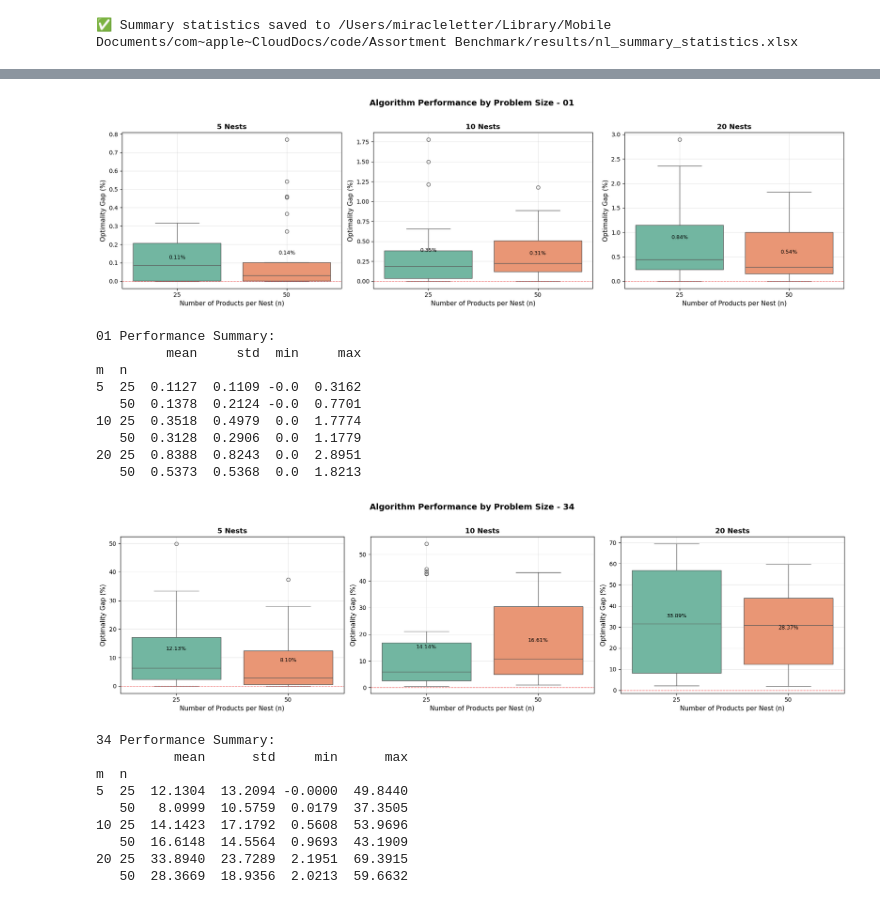
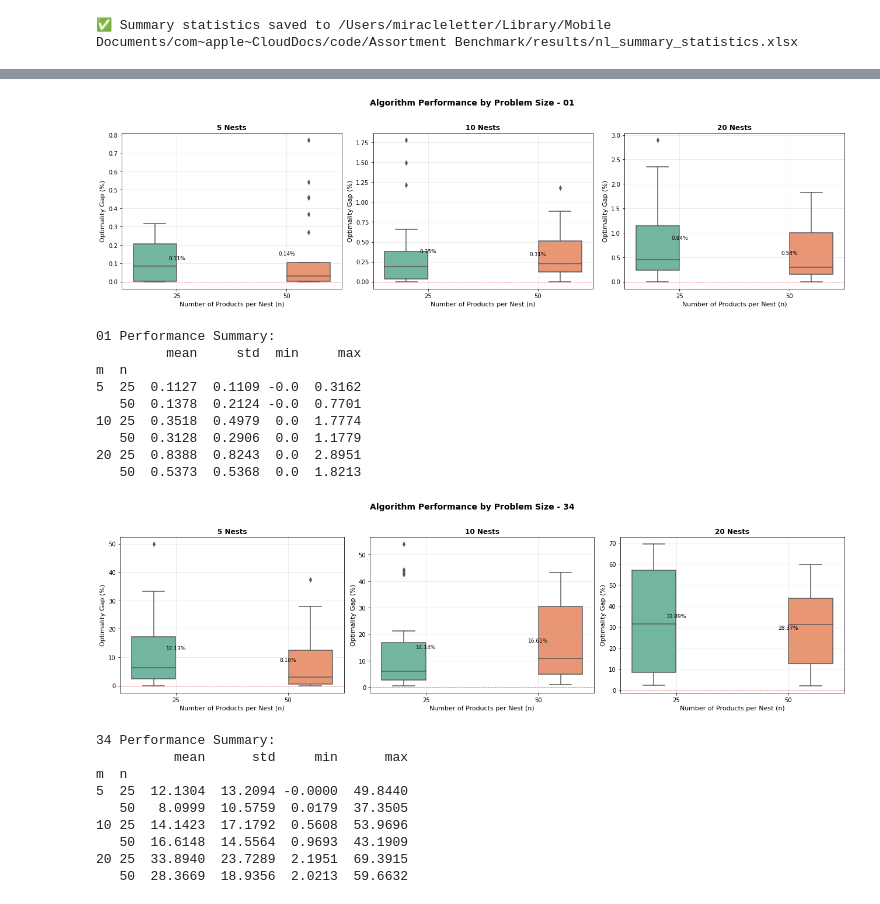
Before and after one commit to wch444/Assortment-Benchmark, a Jupyter notebook: src/nl_unconstrained_example.ipynb, the cells around one changed output, grey strips where cells are left out. Saved outputs shown, nothing was run; the diff lists cells and outputs as text; code cells hidden in the pictures.

```diff
--- a/src/nl_unconstrained_example.ipynb
+++ b/src/nl_unconstrained_example.ipynb
@@ -492,39 +494,41 @@ for vi0_method in vi0_methods:
 
         # Create boxplot showing how performance varies with number of products
         sns.boxplot(data=df_m, x='n', y='gap_method', hue='n',
-                    ax=axes[idx], palette='Set2', legend=False)
+                    ax=axes[idx], palette='Set2')
+
+        axes[idx].get_legend().remove()
 
         # Customize subplot
         axes[idx].set_title(f'{m_val} Nests', fontsize=12, fontweight='bold')
         axes[idx].set_xlabel('Number of Products per Nest (n)', fontsize=11)
         axes[idx].set_ylabel('Optimality Gap (%)', fontsize=11)
         axes[idx].grid(True, alpha=0.3)
         axes[idx].axhline(y=0, color='r', linestyle='--', alpha=0.5, linewidth=1)
 
         # Add mean value annotation
         means = df_m.groupby('n')['gap_method'].mean()
         for n_val, mean_val in means.items():
             axes[idx].text(list(df_m['n'].unique()).index(n_val), mean_val,
                           f'{mean_val:.2f}%', ha='center', va='bottom', fontsize=9)
 
     plt.tight_layout()
     plt.show()
 
     # Print summary for this vi0 method
     print(f"\n{vi0_method} Performance Summary:")
     print(df_vi0.groupby(['m', 'n'])['gap_method'].agg(['mean', 'std', 'min', 'max']).round(4))
 # %% [output]
-[figure, old version]
+[figure, new version]
 01 Performance Summary:
          mean     std  min     max
 m  n
 5  25  0.1127  0.1109 -0.0  0.3162
    50  0.1378  0.2124 -0.0  0.7701
 10 25  0.3518  0.4979  0.0  1.7774
    50  0.3128  0.2906  0.0  1.1779
 20 25  0.8388  0.8243  0.0  2.8951
    50  0.5373  0.5368  0.0  1.8213
-[figure, old version]
+[figure, new version]
 34 Performance Summary:
           mean      std     min      max
 m  n
```
Also changed, not shown: parts of 15 cells of this notebook, 7 other files.
